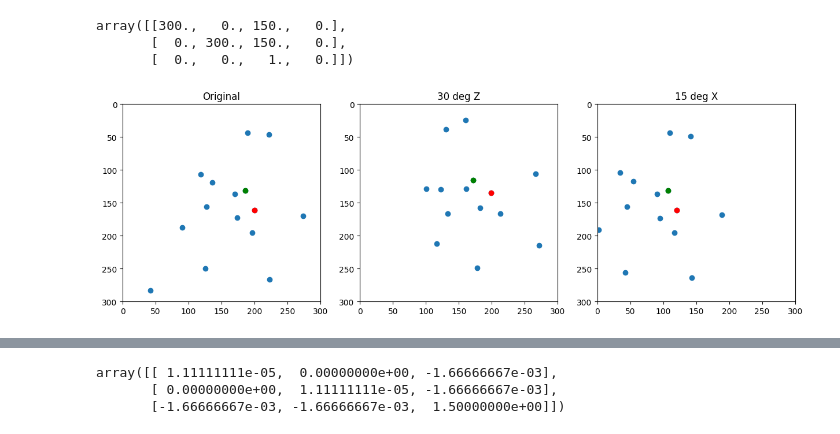
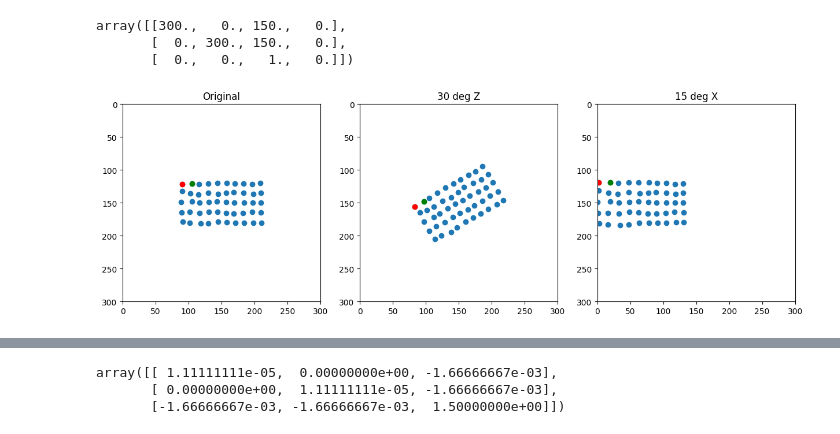
Before and after one commit to michaelzhan1/cs283-project, a Jupyter notebook: main.ipynb, the cells around one changed output, grey strips where cells are left out. Cells and saved outputs as stored; diff of their text form; code cells hidden in the pictures.

Commit message:
Make camera utils file

```diff
--- a/main.ipynb
+++ b/main.ipynb
@@ -12,51 +13,39 @@ from utils.plotting import points_to_image, plot_points_as_image, plot_multiple_
 # %%
 # set up original camera matrix
 f = 300
-K = np.diag([300, 300, 1])
-K[0, 2] = f // 2
-K[1, 2] = f // 2
+u = f // 2
+v = f / 2
 
-C = np.array([0, 0, 0, 1])
-
-P = K @ (np.hstack([np.eye(3), -(C[:3] / C[3]).reshape(-1, 1)]))
+P, K, C = build_camera_matrix(f, f, u, v, 0, np.array([0, 0, 0, 1]))
 P
 # %% [output]
 array([[300.,   0., 150.,   0.],
        [  0., 300., 150.,   0.],
        [  0.,   0.,   1.,   0.]])
-# %%
-def get_rotated_camera(K, C, x=0, y=0, z=0):
-    """Apply a rotation to a camera matrix"""
-    R = np.eye(3)
-    R = R @ cv2.Rodrigues(np.array([x, y, z]))[0]
-    P = K @ np.hstack([R, -(C[:3] / C[3]).reshape(-1, 1)])
-    return P
 # %%
 P_30z = get_rotated_camera(K, C, z=np.pi/6)
 P_15x = get_rotated_camera(K, C, x=np.pi/12)
 # %%
-# may be wrong
-# x left-right, y top-bottom, z near-far
-
-# orig starts bottom-up, left-right
-# rotation via image correctly goes 30 deg clockwise, based on z axis
-# with matplotlib, first column is x (left-right), second is y (bottom-up)
-
 # when working with creating the image, we need to flip the y axis, and make sure that the axis order is correct (ij does top-down, left-right)
-# points_3dh = generate_points(5, 10)
-points_3dh = generate_points_random(15)
+points_3dh = generate_points(5, 10)
+# points_3dh = generate_points_random(15)
 points_2dh_orig = points_3dh @ P.T
 points_2d_orig = points_2dh_orig[:, :2] / points_2dh_orig[:, 2].reshape(-1, 1)
 
 points_2dh_30z = points_3dh @ P_30z.T
 points_2d_30z = points_2dh_30z[:, :2] / points_2dh_30z[:, 2].reshape(-1, 1)
 
 points_2dh_15x = points_3dh @ P_15x.T
 points_2d_15x = points_2dh_15x[:, :2] / points_2dh_15x[:, 2].reshape(-1, 1)
 
+# apply gaussian noise
+points_2d_orig = jitter_image_points(points_2d_orig, sigma=1)
+points_2d_30z = jitter_image_points(points_2d_30z, sigma=1)
+points_2d_15x = jitter_image_points(points_2d_15x, sigma=1)
+
 plot_points_as_image(points_2d_orig, points_2d_30z, points_2d_15x, titles=['Original', '30 deg Z', '15 deg X'])
 # %% [output]
-[figure, old version]
+[figure, new version]
 # %%
 if not os.path.exists('data'):
     os.makedirs('data')
```
Also changed, not shown: parts of 6 cells of this notebook, 1 other file.
